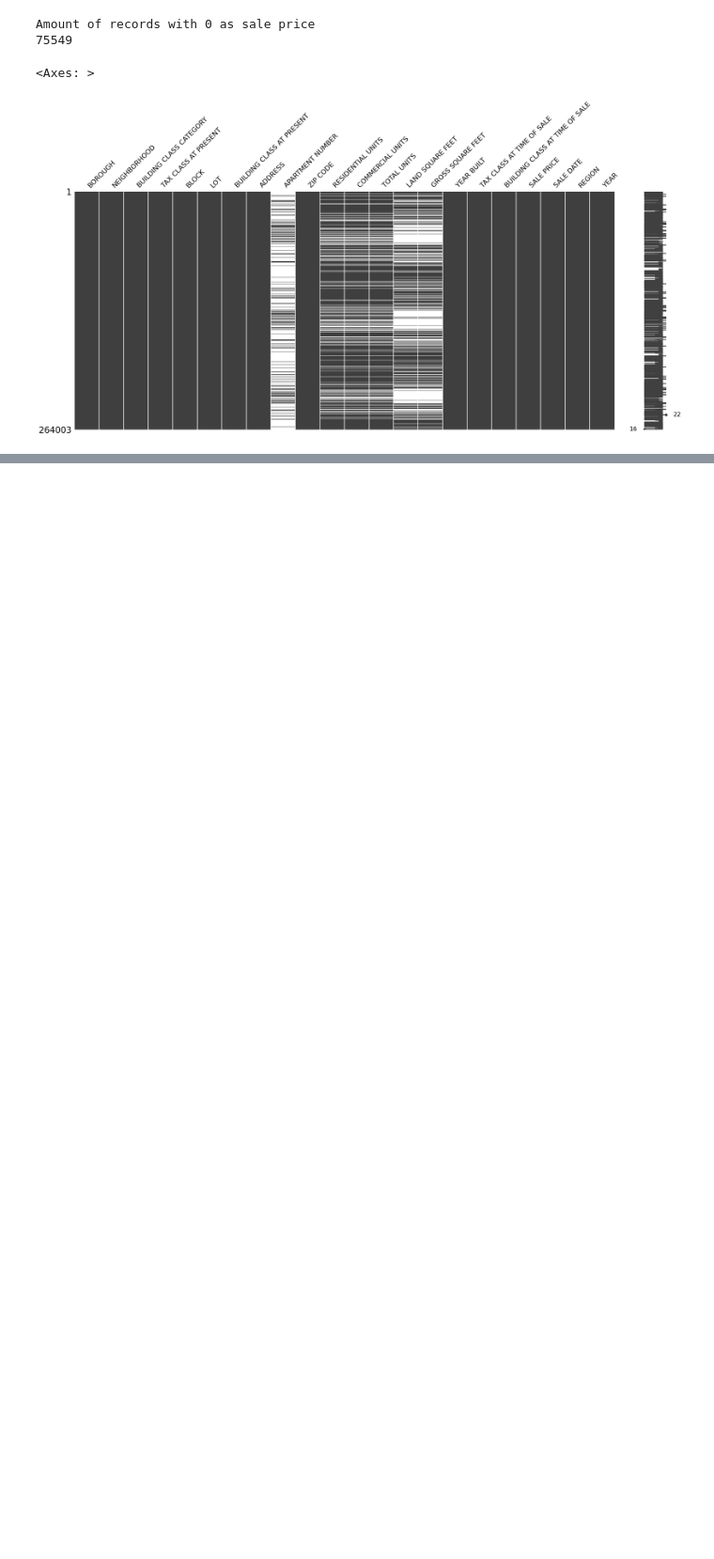
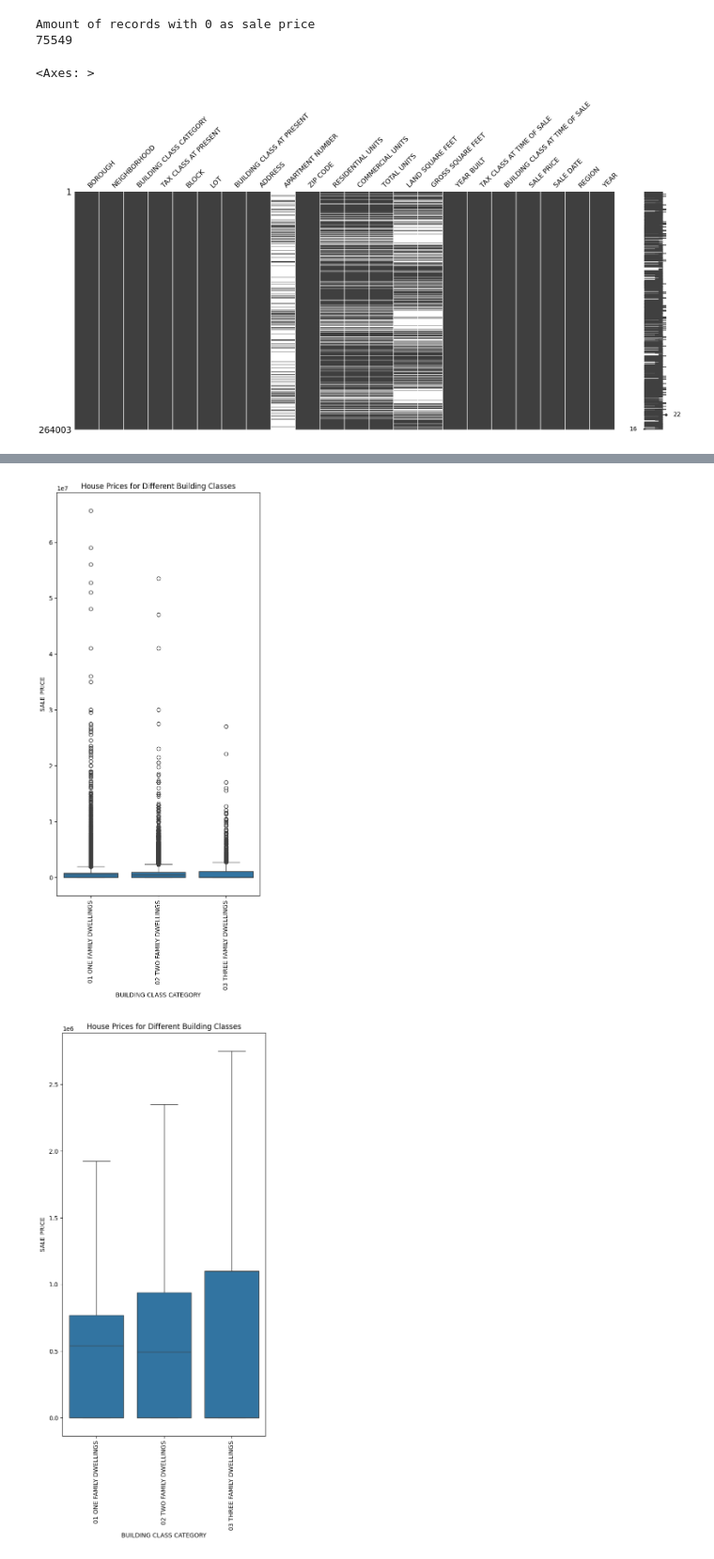
Before and after one commit to SiyungCho/NYC_Housing_Analysis, a Jupyter notebook: clean_notebook.ipynb, the cells around one changed output, grey strips where cells are left out. Shown at 94% size. Drawn from its saved outputs; the diff is of its cells as text; code cells hidden in the pictures; blank space fills up the shorter version.

```diff
--- a/clean_notebook.ipynb
+++ b/clean_notebook.ipynb
@@ -553,5 +580,3 @@ msno.matrix(df)
 # %% [output]
 <Axes: >
 [figure]
-# %%
-df = df[~df['BUILDING CLASS CATEGORY'].isin(['10 COOPS - ELEVATOR APARTMENTS', '09 COOPS - WALKUP APARTMENTS', '17 CONDO COOPS'])]
@@ -589,0 +655,34 @@ This was used to fill in any missing cells that contained atleast two other vari
+# %%
+def house_price_boxplots(df):
+    # Create boxplots for house prices
+    plt.figure(figsize=(6, 12))
+    sns.boxplot(x='BUILDING CLASS CATEGORY', y='SALE PRICE', data=df)
+    plt.title('House Prices for Different Building Classes')
+    plt.xticks(rotation='vertical')
+    plt.show()
+
+def house_price_boxplots_no_outliers(df):
+    # Create boxplots for house prices
+    plt.figure(figsize=(6, 12))
+    sns.boxplot(x='BUILDING CLASS CATEGORY', y='SALE PRICE', data=df, showfliers=False)
+    plt.title('House Prices for Different Building Classes')
+    plt.xticks(rotation='vertical')
+    plt.show()
+
+def house_sales_bargraph(df):
+    # Create bar plots for house sales
+    house_sales = df['BUILDING CLASS CATEGORY'].value_counts()
+    house_sales.plot(kind='bar', figsize=(10, 6))
+    plt.title('House Sales for Different Building Classes')
+    plt.xlabel('Building Class Category')
+    plt.ylabel('Number of Sales')
+    plt.show()
+# %%
+# Filter the DataFrame to include only the chosen house types and include zero sale prices
+df_filtered = df[df['BUILDING CLASS CATEGORY'].isin(['01 ONE FAMILY DWELLINGS', '02 TWO FAMILY DWELLINGS','03 THREE FAMILY DWELLINGS'])]
+house_price_boxplots(df_filtered)
+house_price_boxplots_no_outliers(df_filtered)
+house_sales_bargraph(df_filtered)
+# %% [output]
+[figure, added]
+[figure, added]
```
Also changed, not shown: parts of 28 cells of this notebook, 1 other file.
